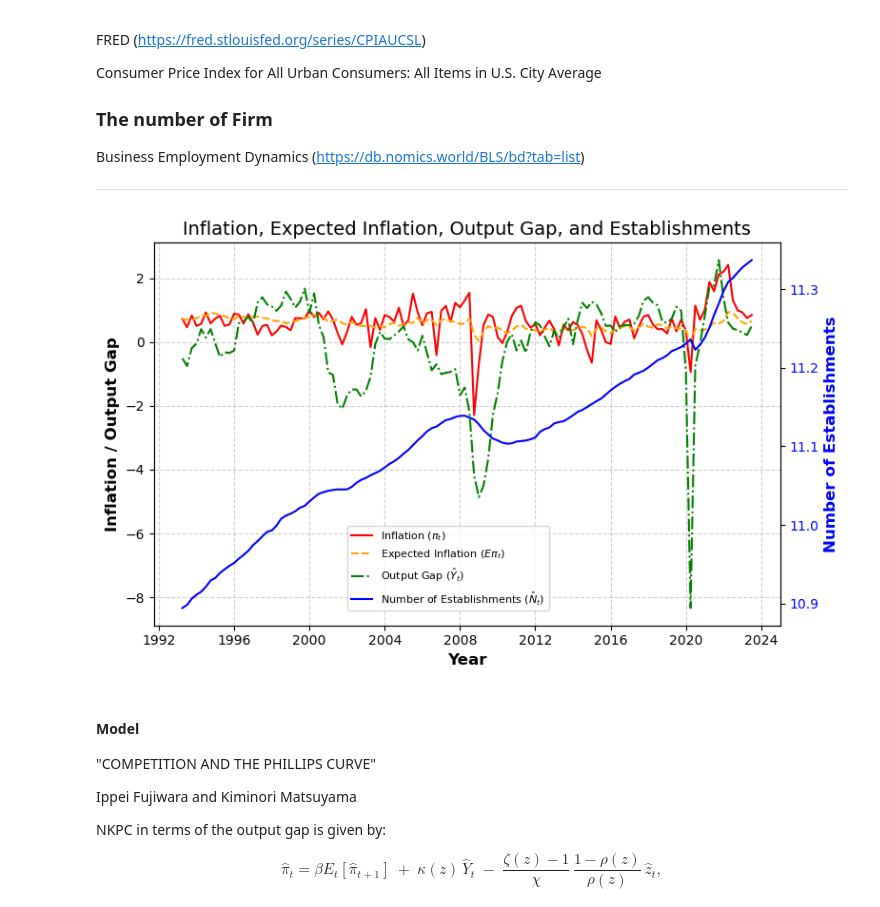
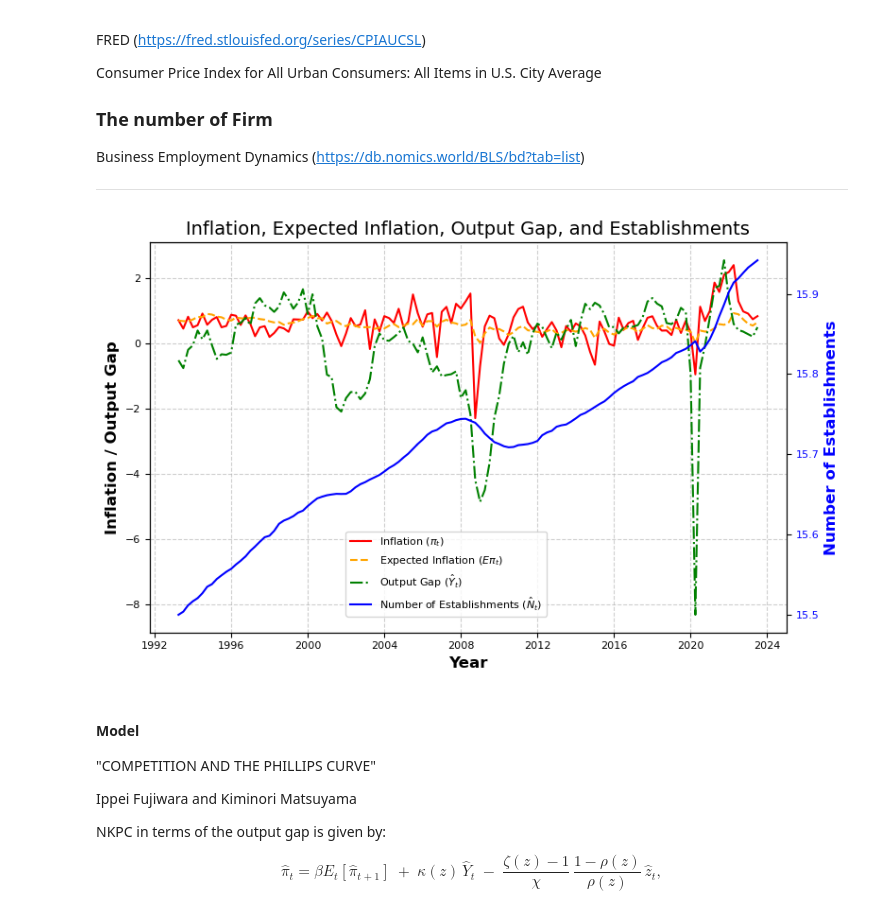
Before and after one commit to Ichikawa-Satoshi/NKPC_HSA_MCMC, a Jupyter notebook: code/main.ipynb, the cells around one changed output. Cells and saved outputs as stored; diff of their text form; code cells hidden in the pictures.

```diff
--- a/code/main.ipynb
+++ b/code/main.ipynb
@@ -102,7 +102,7 @@ data_N["Nchange"] = data_N["Nb"] - data_N["Nd"]
 data_N = data_N[data_N["DATE"] >= "1993-04-01"]
 initial_value = 5387024
 data_N["N"] = initial_value + data_N["Nchange"].shift(fill_value=0).cumsum()
-data_N["N"] = np.log(data_N["N"]*0.01)
+data_N["N"] = np.log(data_N["N"])
 # data_N.to_csv("data/N.csv", index=False)
 
 data_cpi['DATE'] = pd.to_datetime(data_cpi['DATE'])
@@ -128,41 +128,41 @@ N = jnp.array(data['N'],dtype=jnp.float64)
 Y_prev = jnp.array(data['Y_prev'],dtype=jnp.float64)
 
 data_N_hat = pd.read_csv("data/BN_filter_user_inputted_series_results.csv")
-data_N_hat["cycle"] = data_N_hat["cycle"] * 100
+data_N_hat["cycle"] = data_N_hat["cycle"]
 N_hat = jnp.array(data_N_hat["cycle"],dtype=jnp.float64)
 
 
 # plot
 # --- two-axis version with legend outside ---
 fig, ax1 = plt.subplots(figsize=(8, 5))
 
 # left axis
 ax1.plot(data["DATE"], data["pi"],  label=r'Inflation $(\pi_{t})$',              color='red')
 ax1.plot(data["DATE"], data["Epi"], label=r'Expected Inflation $(E\pi_{t})$',   linestyle='--', color='orange')
 ax1.plot(data["DATE"], data["Y"],   label=r'Output Gap $(\hat{Y}_{t})$',        linestyle='-.', color='green')
 ax1.set_xlabel('Year',  fontsize=12, weight='bold')
 ax1.set_ylabel('Inflation / Output Gap', fontsize=12, weight='bold')
 ax1.grid(True, linestyle='--', alpha=0.6)
 
 # right axis
 ax2 = ax1.twinx()
 ax2.plot(data["DATE"], data["N"],   label=r'Number of Establishments $(\hat{N}_{t})$', color='blue')
 ax2.set_ylabel('Number of Establishments', fontsize=12, weight='bold', color='blue')
 ax2.tick_params(axis='y', labelcolor='blue')
 
 # legend outside (right side)
 lines  = ax1.get_lines() + ax2.get_lines()
 labels = [line.get_label() for line in lines]
 ax1.legend(lines, labels,
            loc='center left',          # anchor to the left-center of bbox
            bbox_to_anchor=(0.3, 0.15), # push legend just outside the axes
            frameon=True, fontsize=8)
 
 ax1.set_title('Inflation, Expected Inflation, Output Gap, and Establishments', fontsize=14)
 fig.tight_layout()
 plt.show()
 # %% [output]
-[figure, old version]
+[figure, new version]
 # %% [markdown]
 ####  Model
 
```
Also changed, not shown: parts of 27 cells of this notebook, 3 other files.
